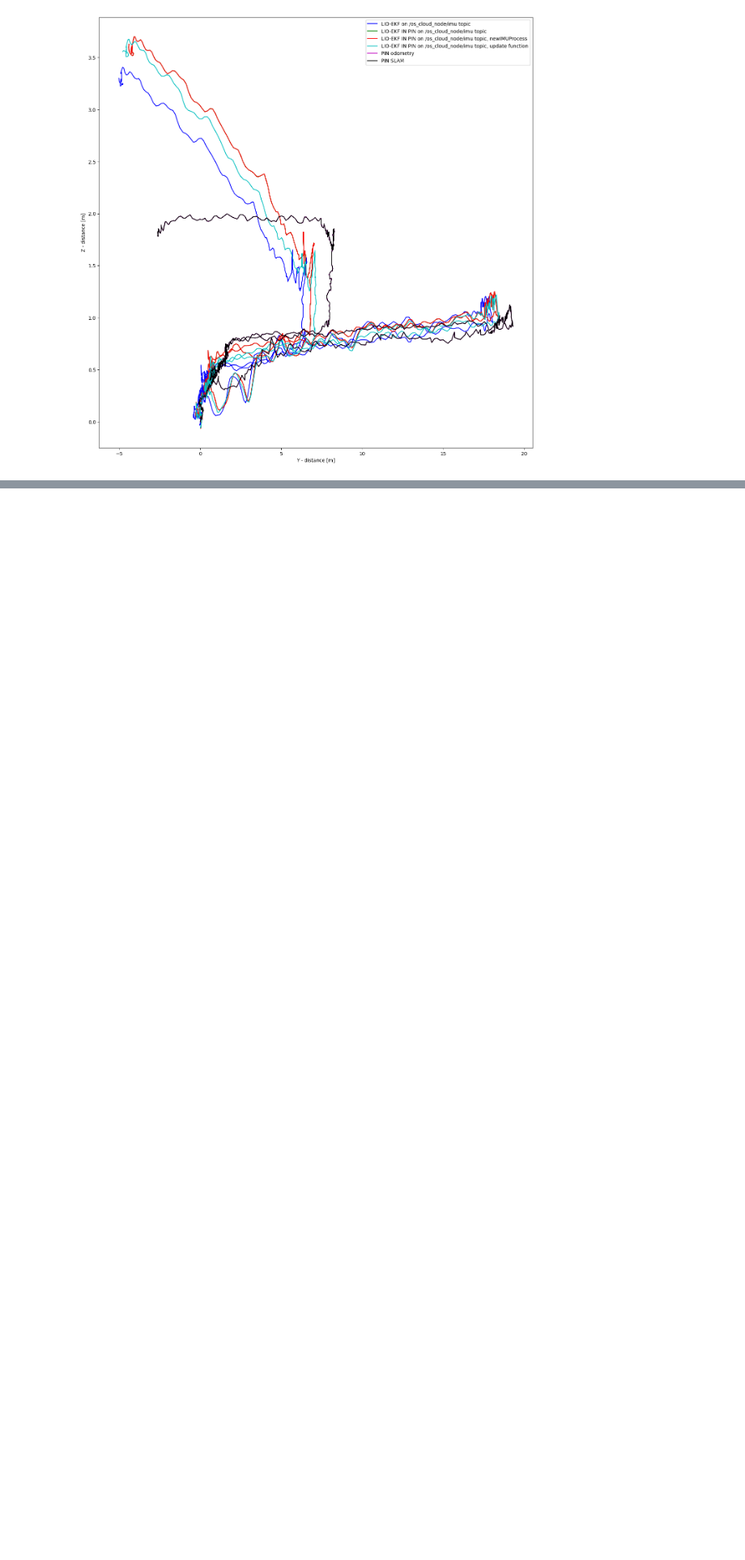
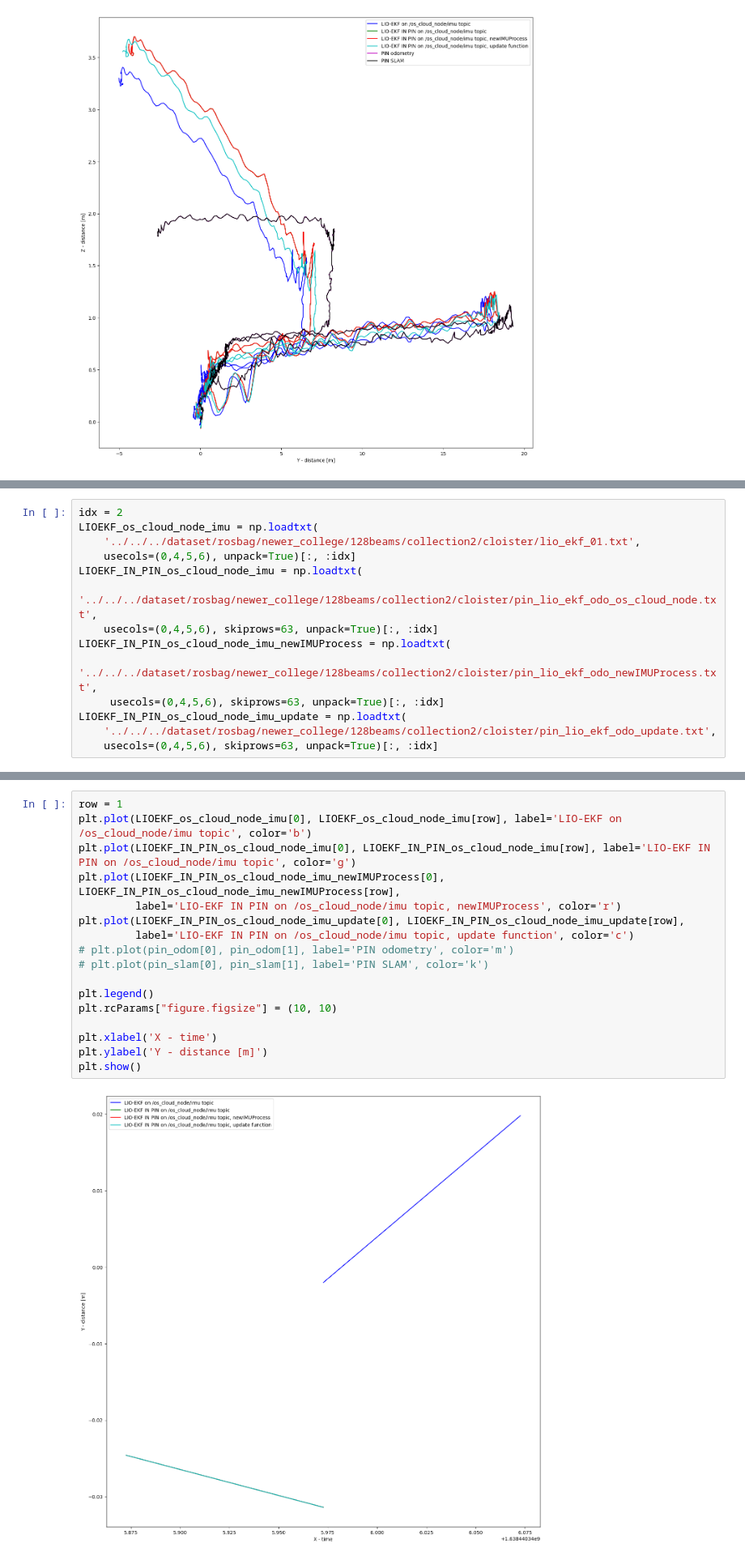
Before and after one commit to ohmohmpr/PINI, a Jupyter notebook: ohm/plot_path/newer_college_128beams/collection2/cloister.ipynb, the cells around one changed output, grey strips where cells are left out. Shown at 81% size. Saved outputs shown, nothing was run; the diff lists cells and outputs as text; blank space fills up the shorter version.

```diff
--- a/ohm/plot_path/newer_college_128beams/collection2/cloister.ipynb
+++ b/ohm/plot_path/newer_college_128beams/collection2/cloister.ipynb
@@ -109,0 +112,14 @@ plt.show()
+# %%
+idx = 2
+LIOEKF_os_cloud_node_imu = np.loadtxt(
+    '../../../dataset/rosbag/newer_college/128beams/collection2/cloister/lio_ekf_01.txt',
+    usecols=(0,4,5,6), unpack=True)[:, :idx]
+LIOEKF_IN_PIN_os_cloud_node_imu = np.loadtxt(
+    '../../../dataset/rosbag/newer_college/128beams/collection2/cloister/pin_lio_ekf_odo_os_cloud_node.txt',
+    usecols=(0,4,5,6), skiprows=63, unpack=True)[:, :idx]
+LIOEKF_IN_PIN_os_cloud_node_imu_newIMUProcess = np.loadtxt(
+    '../../../dataset/rosbag/newer_college/128beams/collection2/cloister/pin_lio_ekf_odo_newIMUProcess.txt',
+     usecols=(0,4,5,6), skiprows=63, unpack=True)[:, :idx]
+LIOEKF_IN_PIN_os_cloud_node_imu_update = np.loadtxt(
+    '../../../dataset/rosbag/newer_college/128beams/collection2/cloister/pin_lio_ekf_odo_update.txt',
+    usecols=(0,4,5,6), skiprows=63, unpack=True)[:, :idx]
@@ -109,0 +133,19 @@ plt.show()
+# %%
+row = 1
+plt.plot(LIOEKF_os_cloud_node_imu[0], LIOEKF_os_cloud_node_imu[row], label='LIO-EKF on /os_cloud_node/imu topic', color='b')
+plt.plot(LIOEKF_IN_PIN_os_cloud_node_imu[0], LIOEKF_IN_PIN_os_cloud_node_imu[row], label='LIO-EKF IN PIN on /os_cloud_node/imu topic', color='g')
+plt.plot(LIOEKF_IN_PIN_os_cloud_node_imu_newIMUProcess[0], LIOEKF_IN_PIN_os_cloud_node_imu_newIMUProcess[row],
+         label='LIO-EKF IN PIN on /os_cloud_node/imu topic, newIMUProcess', color='r')
+plt.plot(LIOEKF_IN_PIN_os_cloud_node_imu_update[0], LIOEKF_IN_PIN_os_cloud_node_imu_update[row],
+         label='LIO-EKF IN PIN on /os_cloud_node/imu topic, update function', color='c')
+# plt.plot(pin_odom[0], pin_odom[1], label='PIN odometry', color='m')
+# plt.plot(pin_slam[0], pin_slam[1], label='PIN SLAM', color='k')
+
+plt.legend()
+plt.rcParams["figure.figsize"] = (10, 10)
+
+plt.xlabel('X - time')
+plt.ylabel('Y - distance [m]')
+plt.show()
+# %% [output]
+[figure, added]
```
Also changed, not shown: parts of 3 cells of this notebook, 4 other files.
